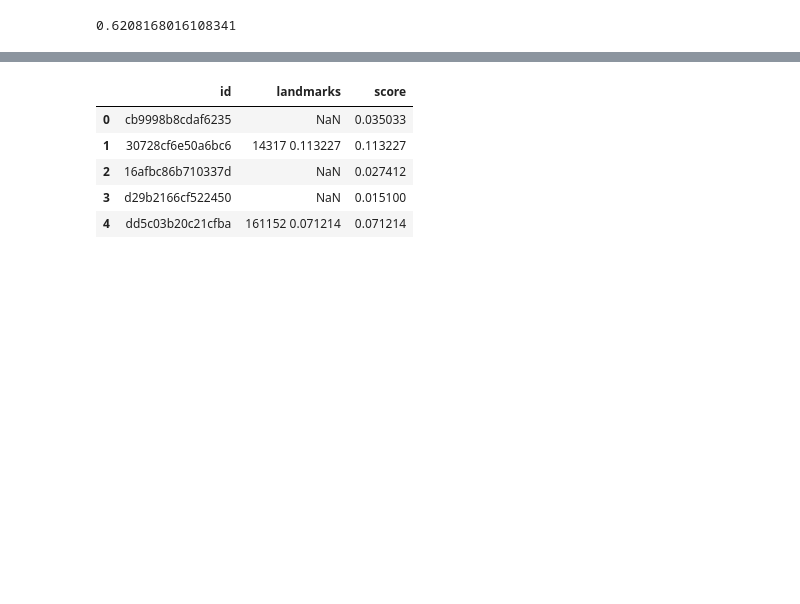
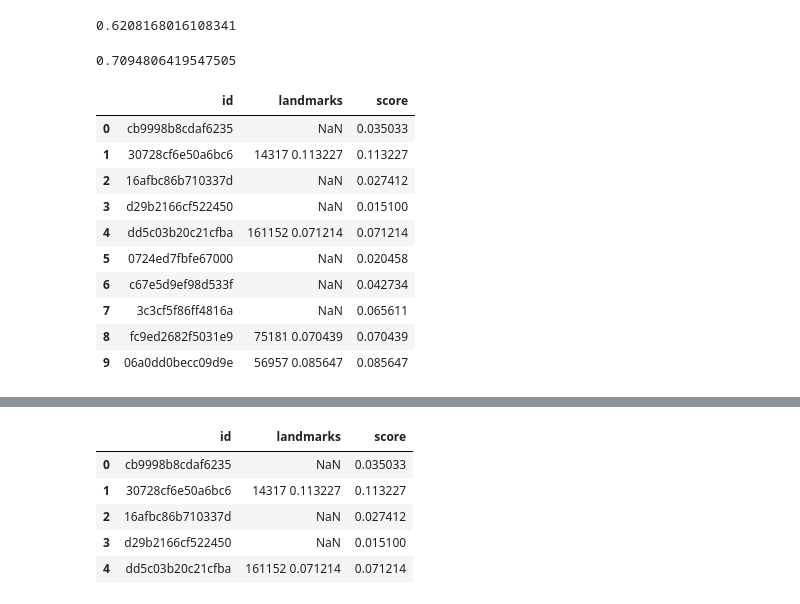
Before and after one commit to chicm/landmark, a Jupyter notebook: recognition/post_process.ipynb, the cells around one changed output, grey strips where cells are left out. Cells and saved outputs as stored; diff of their text form; code cells hidden in the pictures; blank space fills up the shorter version.

```diff
--- a/recognition/post_process.ipynb
+++ b/recognition/post_process.ipynb
@@ -33,5 +46,23 @@ df.head()
 df[df.score < 0.07].shape[0] / df.shape[0]
 # %% [output]
 0.6208168016108341
+# %%
+df2[df2.score < 0.19].shape[0] / df2.shape[0]
+# %% [output]
+0.7094806419547505
 # %%
-df.loc[df['score'] < 0.018, 'landmarks'] = np.nan
+df.loc[df['score'] < 0.07, 'landmarks'] = np.nan
+# %%
+df.head(10)
+# %% [output]
+|  | id | landmarks | score |
+| 0 | cb9998b8cdaf6235 | NaN | 0.035033 |
+| 1 | 30728cf6e50a6bc6 | 14317 0.113227 | 0.113227 |
+| 2 | 16afbc86b710337d | NaN | 0.027412 |
+| 3 | d29b2166cf522450 | NaN | 0.015100 |
+| 4 | dd5c03b20c21cfba | 161152 0.071214 | 0.071214 |
+| 5 | 0724ed7fbfe67000 | NaN | 0.020458 |
+| 6 | c67e5d9ef98d533f | NaN | 0.042734 |
+| 7 | 3c3cf5f86ff4816a | NaN | 0.065611 |
+| 8 | fc9ed2682f5031e9 | 75181 0.070439 | 0.070439 |
+| 9 | 06a0dd0becc09d9e | 56957 0.085647 | 0.085647 |
```
Also changed, not shown: parts of 28 cells of this notebook.
